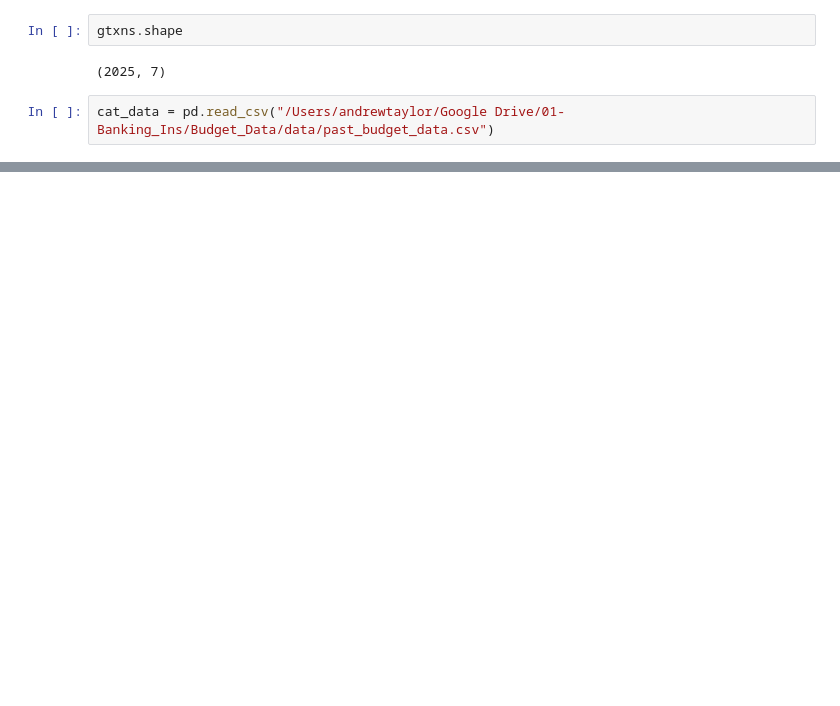
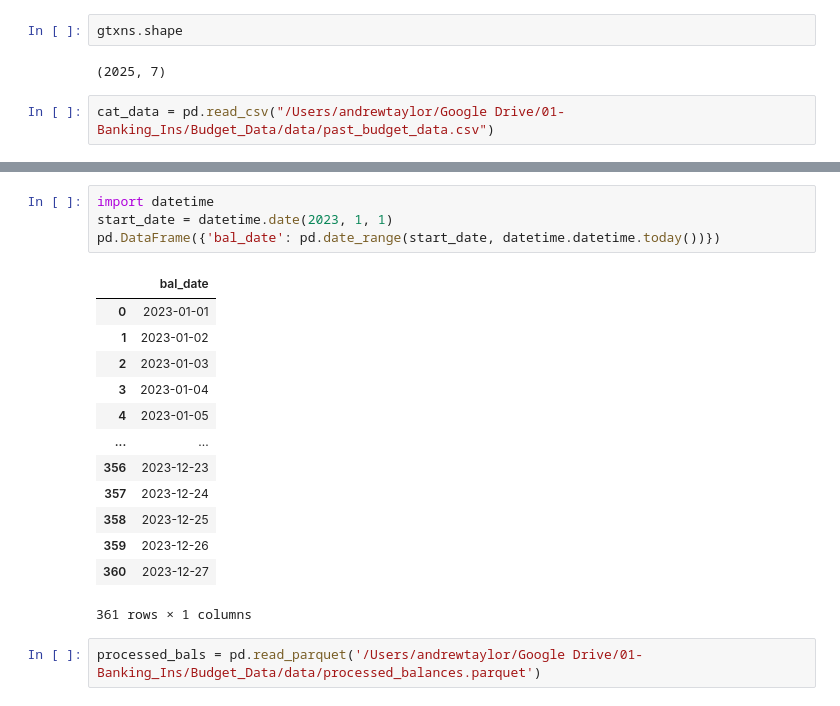
Before and after one commit to astaylor92/budget_sync, a Jupyter notebook: exploratory.ipynb, the cells around one changed output, grey strips where cells are left out. Cells and saved outputs as stored; diff of their text form; blank space fills up the shorter version.

```diff
--- a/exploratory.ipynb
+++ b/exploratory.ipynb
@@ -75,0 +101,20 @@ cat_data = pd.read_csv("/Users/andrewtaylor/Google Drive/01-Banking_Ins/Budget_D
+# %%
+import datetime
+start_date = datetime.date(2023, 1, 1)
+pd.DataFrame({'bal_date': pd.date_range(start_date, datetime.datetime.today())})
+# %% [output]
+|  | bal_date |
+| 0 | 2023-01-01 |
+| 1 | 2023-01-02 |
+| 2 | 2023-01-03 |
+| 3 | 2023-01-04 |
+| 4 | 2023-01-05 |
+| ... | ... |
+| 356 | 2023-12-23 |
+| 357 | 2023-12-24 |
+| 358 | 2023-12-25 |
+| 359 | 2023-12-26 |
+| 360 | 2023-12-27 |
+361 rows × 1 columns
+# %%
+processed_bals = pd.read_parquet('/Users/andrewtaylor/Google Drive/01-Banking_Ins/Budget_Data/data/processed_balances.parquet')
```
Also changed, not shown: parts of 5 cells of this notebook, 3 other files.
